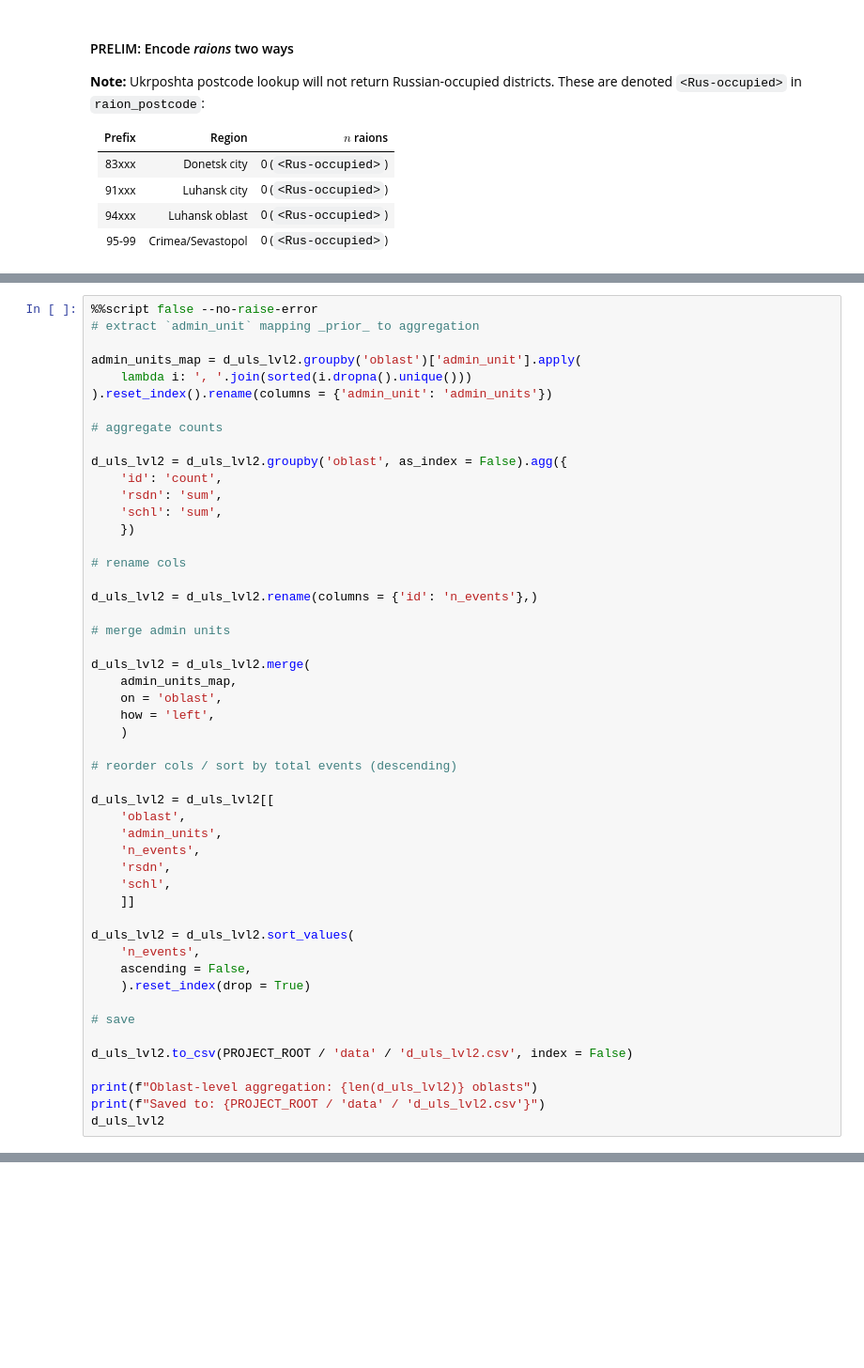
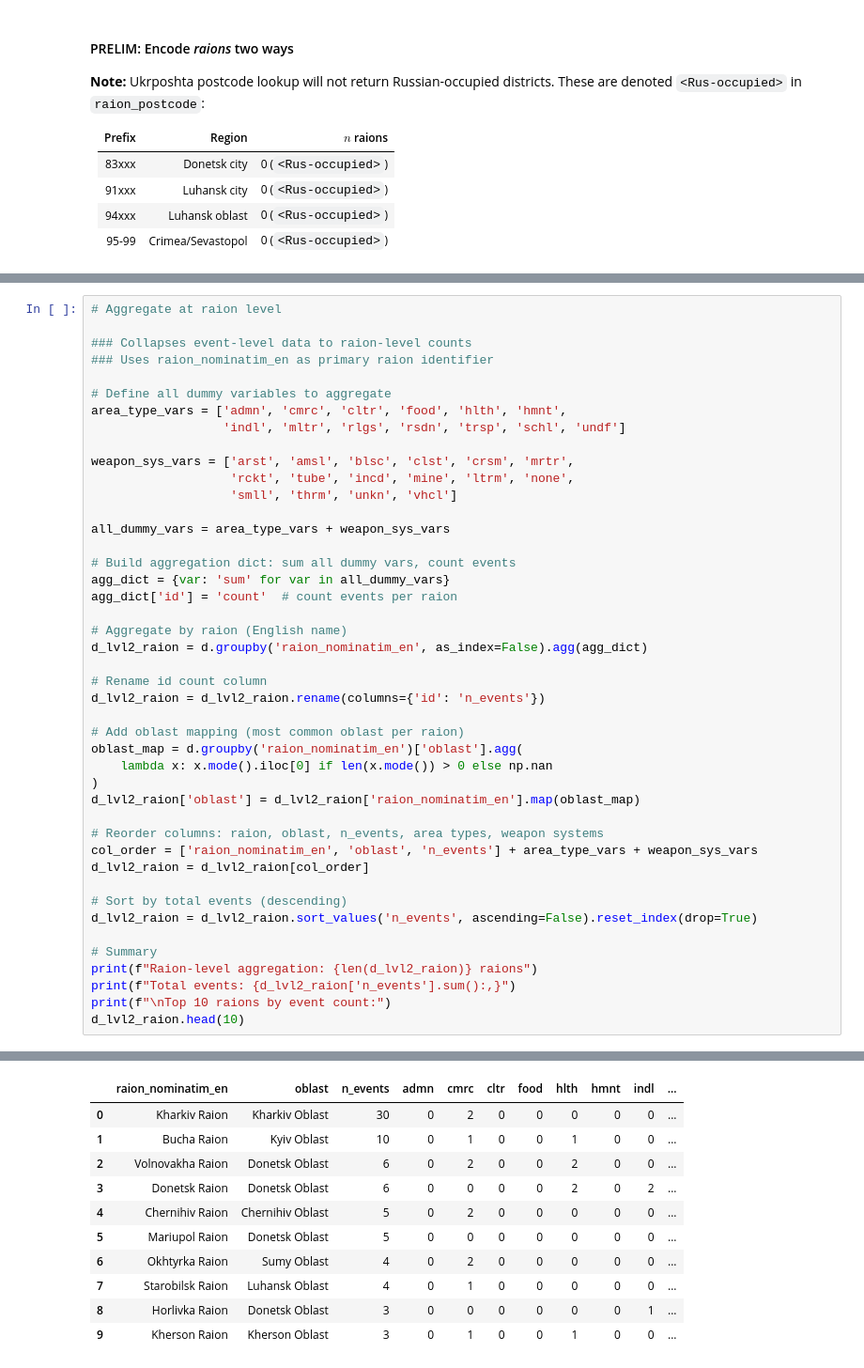
Before and after one commit to sskeen/ukraine_longitudinal_study, a Jupyter notebook: src/notebooks/uls_scratchpad.ipynb, the cells around one changed output, grey strips where cells are left out. Shown at 94% size. Cells and saved outputs as stored; diff of their text form; blank space fills up the shorter version.

```diff
--- a/src/notebooks/uls_scratchpad.ipynb
+++ b/src/notebooks/uls_scratchpad.ipynb
@@ -642,50 +933,45 @@ Aggregates event-level counts at level-2 oblast level. Exports `d_uls_lvl2.csv`
 # %%
-%%script false --no-raise-error
-# extract `admin_unit` mapping _prior_ to aggregation
+# Aggregate at raion level
 
-admin_units_map = d_uls_lvl2.groupby('oblast')['admin_unit'].apply(
-    lambda i: ', '.join(sorted(i.dropna().unique()))
-).reset_index().rename(columns = {'admin_unit': 'admin_units'})
+### Collapses event-level data to raion-level counts
+### Uses raion_nominatim_en as primary raion identifier
 
-# aggregate counts
+# Define all dummy variables to aggregate
+area_type_vars = ['admn', 'cmrc', 'cltr', 'food', 'hlth', 'hmnt',
+                  'indl', 'mltr', 'rlgs', 'rsdn', 'trsp', 'schl', 'undf']
 
-d_uls_lvl2 = d_uls_lvl2.groupby('oblast', as_index = False).agg({
-    'id': 'count',
-    'rsdn': 'sum',
-    'schl': 'sum',
-    })
+weapon_sys_vars = ['arst', 'amsl', 'blsc', 'clst', 'crsm', 'mrtr',
+                   'rckt', 'tube', 'incd', 'mine', 'ltrm', 'none',
+                   'smll', 'thrm', 'unkn', 'vhcl']
 
-# rename cols
+all_dummy_vars = area_type_vars + weapon_sys_vars
 
-d_uls_lvl2 = d_uls_lvl2.rename(columns = {'id': 'n_events'},)
+# Build aggregation dict: sum all dummy vars, count events
+agg_dict = {var: 'sum' for var in all_dummy_vars}
+agg_dict['id'] = 'count'  # count events per raion
 
-# merge admin units
+# Aggregate by raion (English name)
+d_lvl2_raion = d.groupby('raion_nominatim_en', as_index=False).agg(agg_dict)
 
-d_uls_lvl2 = d_uls_lvl2.merge(
-    admin_units_map,
-    on = 'oblast',
-    how = 'left',
-    )
+# Rename id count column
+d_lvl2_raion = d_lvl2_raion.rename(columns={'id': 'n_events'})
 
-# reorder cols / sort by total events (descending)
+# Add oblast mapping (most common oblast per raion)
+oblast_map = d.groupby('raion_nominatim_en')['oblast'].agg(
+    lambda x: x.mode().iloc[0] if len(x.mode()) > 0 else np.nan
+)
+d_lvl2_raion['oblast'] = d_lvl2_raion['raion_nominatim_en'].map(oblast_map)
 
-d_uls_lvl2 = d_uls_lvl2[[
-    'oblast',
-    'admin_units',
-    'n_events',
-    'rsdn',
-    'schl',
-    ]]
+# Reorder columns: raion, oblast, n_events, area types, weapon systems
+col_order = ['raion_nominatim_en', 'oblast', 'n_events'] + area_type_vars + weapon_sys_vars
+d_lvl2_raion = d_lvl2_raion[col_order]
 
-d_uls_lvl2 = d_uls_lvl2.sort_values(
-    'n_events',
-    ascending = False,
-    ).reset_index(drop = True)
+# Sort by total events (descending)
+d_lvl2_raion = d_lvl2_raion.sort_values('n_events', ascending=False).reset_index(drop=True)
 
-# save
-
-d_uls_lvl2.to_csv(PROJECT_ROOT / 'data' / 'd_uls_lvl2.csv', index = False)
-
-print(f"Oblast-level aggregation: {len(d_uls_lvl2)} oblasts")
-print(f"Saved to: {PROJECT_ROOT / 'data' / 'd_uls_lvl2.csv'}")
-d_uls_lvl2
+# Summary
+print(f"Raion-level aggregation: {len(d_lvl2_raion)} raions")
+print(f"Total events: {d_lvl2_raion['n_events'].sum():,}")
+print(f"\nTop 10 raions by event count:")
+d_lvl2_raion.head(10)
+# %% [output]
@@ -691,0 +982,11 @@ d_uls_lvl2
+|  | raion_nominatim_en | oblast | n_events | admn | cmrc | cltr | food | hlth | hmnt | indl | ... |
+| 0 | Kharkiv Raion | Kharkiv Oblast | 30 | 0 | 2 | 0 | 0 | 0 | 0 | 0 | ... |
+| 1 | Bucha Raion | Kyiv Oblast | 10 | 0 | 1 | 0 | 0 | 1 | 0 | 0 | ... |
+| 2 | Volnovakha Raion | Donetsk Oblast | 6 | 0 | 2 | 0 | 0 | 2 | 0 | 0 | ... |
+| 3 | Donetsk Raion | Donetsk Oblast | 6 | 0 | 0 | 0 | 0 | 2 | 0 | 2 | ... |
+| 4 | Chernihiv Raion | Chernihiv Oblast | 5 | 0 | 2 | 0 | 0 | 0 | 0 | 0 | ... |
+| 5 | Mariupol Raion | Donetsk Oblast | 5 | 0 | 0 | 0 | 0 | 0 | 0 | 0 | ... |
+| 6 | Okhtyrka Raion | Sumy Oblast | 4 | 0 | 2 | 0 | 0 | 0 | 0 | 0 | ... |
+| 7 | Starobilsk Raion | Luhansk Oblast | 4 | 0 | 1 | 0 | 0 | 0 | 0 | 0 | ... |
+| 8 | Horlivka Raion | Donetsk Oblast | 3 | 0 | 0 | 0 | 0 | 0 | 0 | 1 | ... |
+| 9 | Kherson Raion | Kherson Oblast | 3 | 0 | 1 | 0 | 0 | 1 | 0 | 0 | ... |
```
Also changed, not shown: parts of 25 cells of this notebook.
